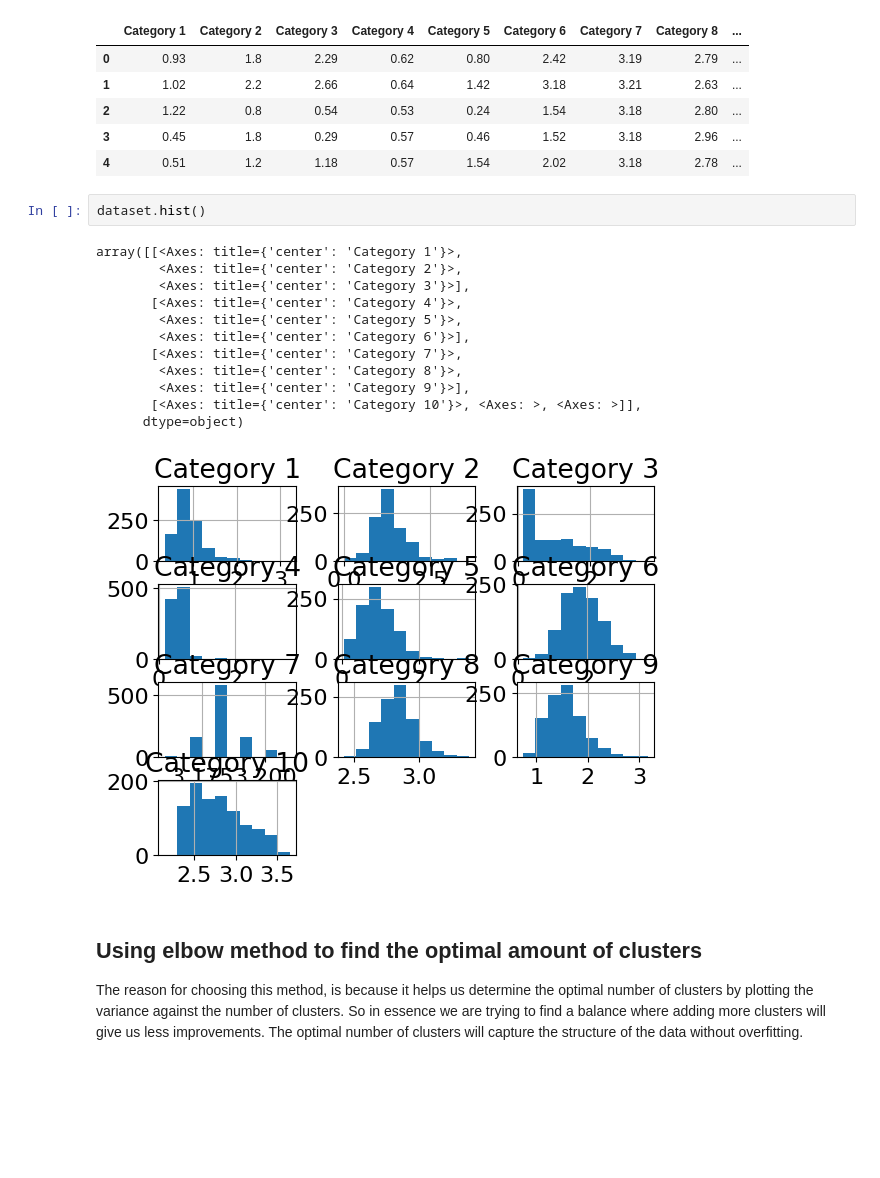
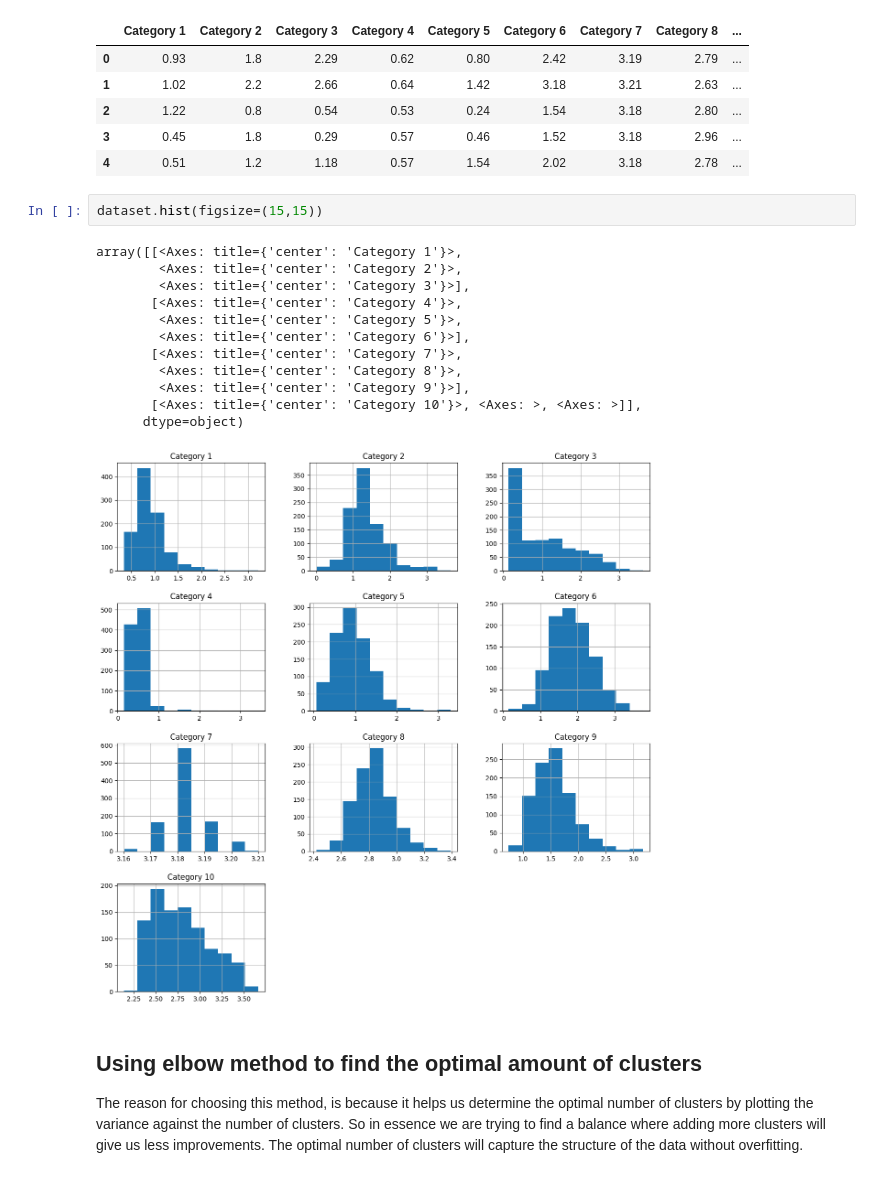
Before and after one commit to Wolff404/Clustering, a Jupyter notebook: Clustering_of_Travel_Reviews.ipynb, the cells around one changed output. Saved outputs shown, nothing was run; the diff lists cells and outputs as text; blank space fills up the shorter version.

```diff
--- a/Clustering_of_Travel_Reviews.ipynb
+++ b/Clustering_of_Travel_Reviews.ipynb
@@ -41,20 +41,20 @@ dataset.head()
 | 3 | 0.45 | 1.8 | 0.29 | 0.57 | 0.46 | 1.52 | 3.18 | 2.96 | ... |
 | 4 | 0.51 | 1.2 | 1.18 | 0.57 | 1.54 | 2.02 | 3.18 | 2.78 | ... |
 # %%
-dataset.hist()
+dataset.hist(figsize=(15,15))
 # %% [output]
 array([[<Axes: title={'center': 'Category 1'}>,
         <Axes: title={'center': 'Category 2'}>,
         <Axes: title={'center': 'Category 3'}>],
        [<Axes: title={'center': 'Category 4'}>,
         <Axes: title={'center': 'Category 5'}>,
         <Axes: title={'center': 'Category 6'}>],
        [<Axes: title={'center': 'Category 7'}>,
         <Axes: title={'center': 'Category 8'}>,
         <Axes: title={'center': 'Category 9'}>],
        [<Axes: title={'center': 'Category 10'}>, <Axes: >, <Axes: >]],
       dtype=object)
-[figure, old version]
+[figure, new version]
 # %% [markdown]
 ## Using elbow method to find the optimal amount of clusters
 
```
Also changed, not shown: parts of 4 cells of this notebook.
